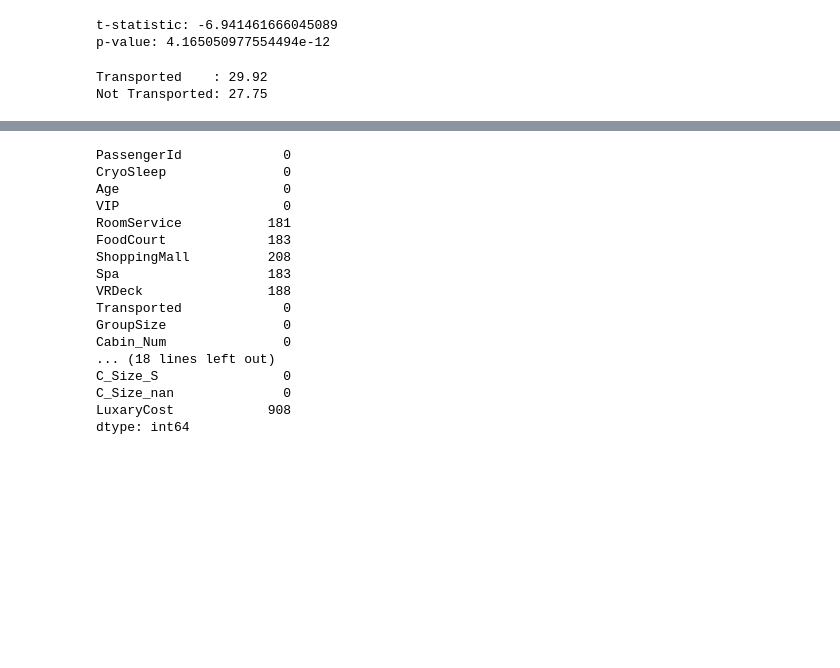
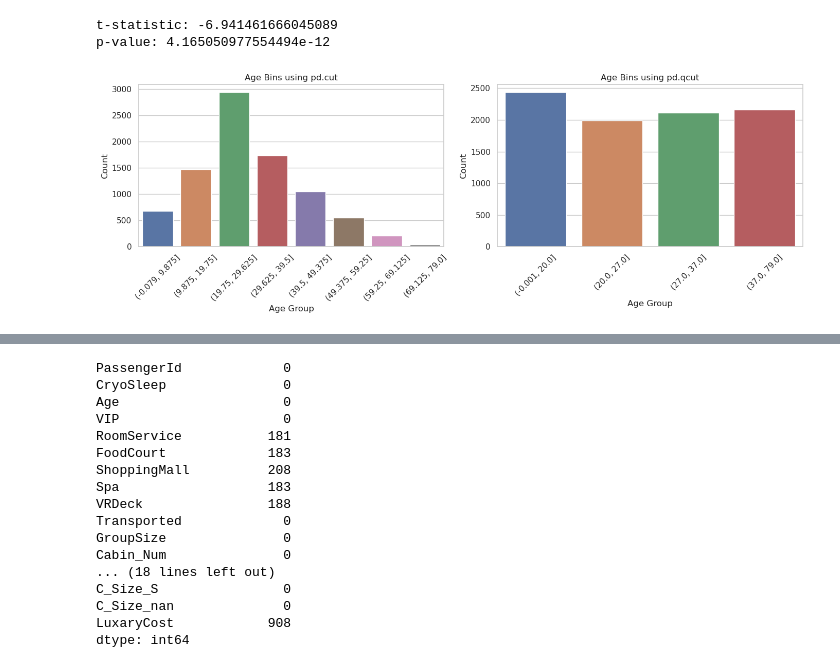
Before and after one commit to felipedepauli/challenges, a Jupyter notebook: 02_spaceship/program_v2.ipynb, the cells around one changed output, grey strips where cells are left out. Cells and saved outputs as stored; diff of their text form; code cells hidden in the pictures; blank space fills up the shorter version.

```diff
--- a/02_spaceship/program_v2.ipynb
+++ b/02_spaceship/program_v2.ipynb
@@ -484,10 +493,12 @@ print(f't-statistic: {t_stat}\np-value: {p_value}')
 t-statistic: -6.941461666045089
 p-value: 4.165050977554494e-12
 # %%
-tfalse_mean, ttrue_mean = df.groupby("Transported").mean()["Age"]
-tfalse_mean = round(tfalse_mean, 2)
-ttrue_mean = round(ttrue_mean, 2)
-print(f'Transported    : {tfalse_mean}\nNot Transported: {ttrue_mean}')
+if H01_Age_Mean:
+    tfalse_mean, ttrue_mean = df.groupby("Transported").mean()["Age"]
+    tfalse_mean = round(tfalse_mean, 2)
+    ttrue_mean = round(ttrue_mean, 2)
+    print(f'Transported    : {tfalse_mean}\nNot Transported: {ttrue_mean}')
+    df.loc[(df['Age'].isna()) & (df['Transported']), 'Age']  = ttrue_mean
+    df.loc[(df['Age'].isna()) & (~df['Transported']), 'Age'] = tfalse_mean
+else:
+    df["Age"].fillna(df['Age'].mean(), inplace=True)
-# %% [output]
-Transported    : 29.92
-Not Transported: 27.75
@@ -496,0 +505,28 @@ df.loc[(df['Age'].isna()) & (~df['Transported']), 'Age'] = tfalse_mean
+# %%
+AgeGroup  = pd.DataFrame()
+
+AgeGroup["cut"]  = pd.cut(df['Age'], bins=8)
+AgeGroup["qcut"] = pd.qcut(df['Age'], q=4)
+
+# Criando uma figura com 2 subplots
+fig, ax = plt.subplots(1, 2, figsize=(14, 5))
+
+# Gráfico de barras para os bins criados com pd.cut
+sns.countplot(data=AgeGroup, x='cut', ax=ax[0])
+ax[0].tick_params(axis='x', rotation=45)
+ax[0].set_title('Age Bins using pd.cut')
+ax[0].set_xlabel('Age Group')
+ax[0].set_ylabel('Count')
+
+# Gráfico de barras para os bins criados com pd.qcut
+sns.countplot(data=AgeGroup, x='qcut', ax=ax[1])
+ax[1].tick_params(axis='x', rotation=45)
+ax[1].set_title('Age Bins using pd.qcut')
+ax[1].set_xlabel('Age Group')
+ax[1].set_ylabel('Count')
+
+# Ajustando o layout para evitar sobreposição
+plt.tight_layout()
+plt.show()
+# %% [output]
+[figure, added]
```
Also changed, not shown: parts of 47 cells of this notebook, 1 other file.
